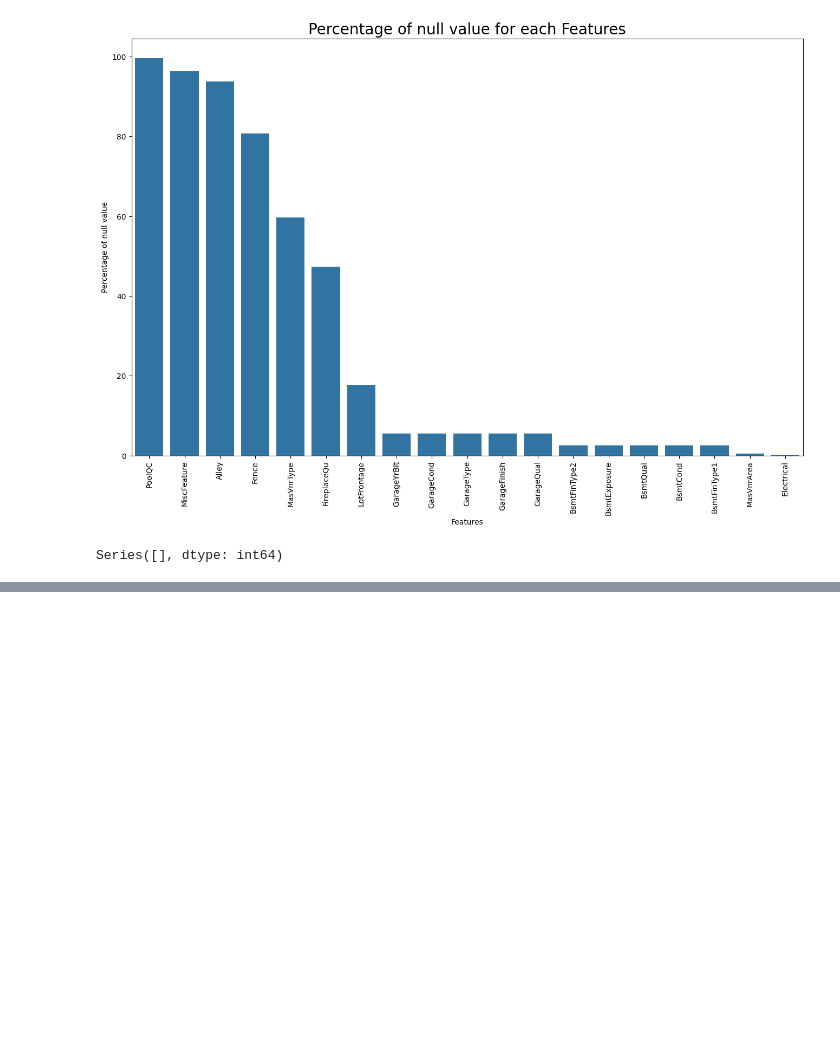
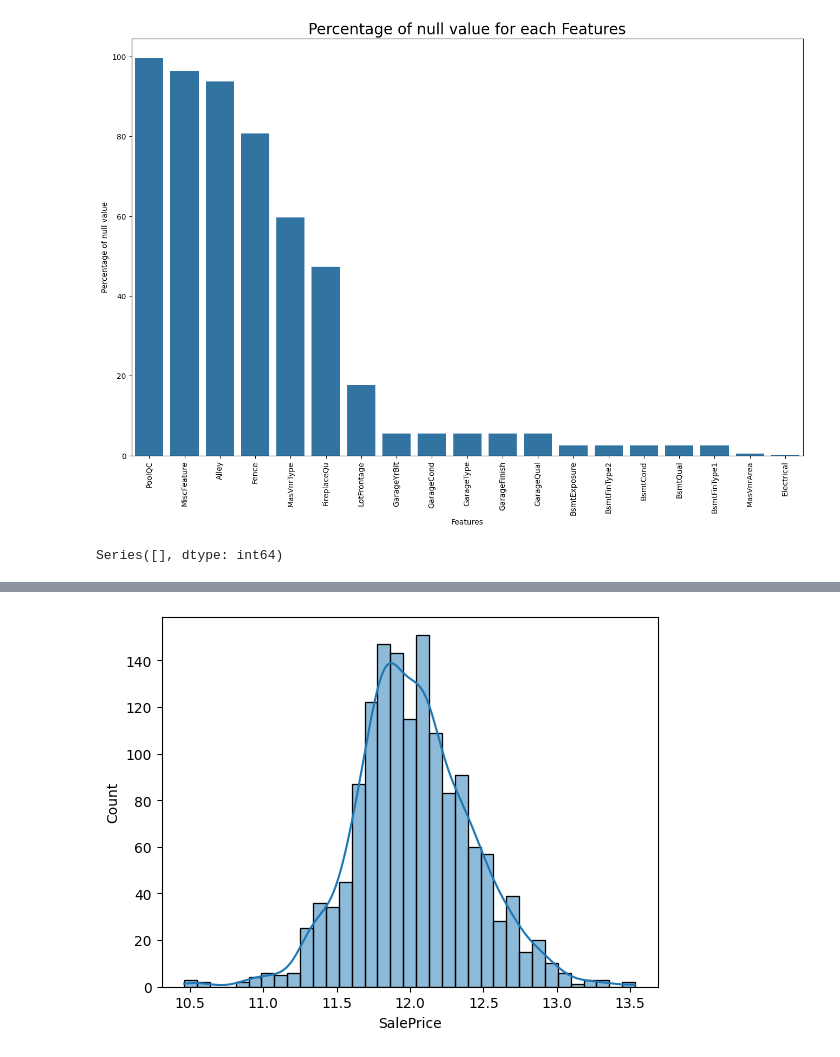
Before and after one commit to milan0122/House_SalePrice_Predictions, a Jupyter notebook: research.ipynb, the cells around one changed output, grey strips where cells are left out. Drawn from its saved outputs; the diff is of its cells as text; code cells hidden in the pictures; blank space fills up the shorter version.

```diff
--- a/research.ipynb
+++ b/research.ipynb
@@ -144,0 +154,8 @@ Series([], dtype: int64)
+# %%
+#since sale prices is rightskewed ,lets apply log transformation inorder to normalize it
+from scipy.special import log1p
+df['SalePrice'] = np.log1p(df['SalePrice'])
+sns.histplot(df['SalePrice'],kde=True)
+plt.show()
+# %% [output]
+[figure, added]
```
Also changed, not shown: parts of 17 cells of this notebook, 1 other file.
